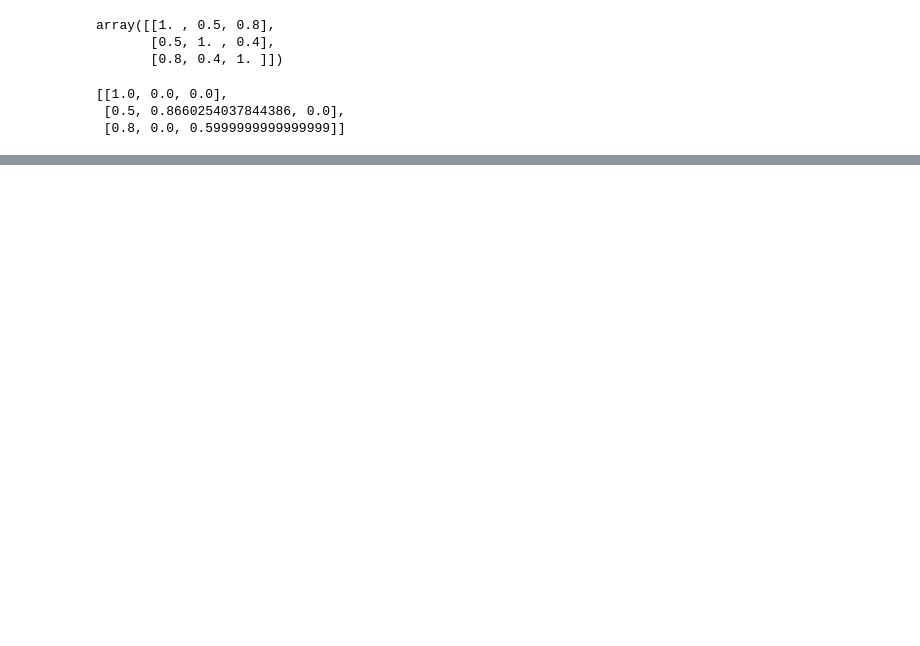
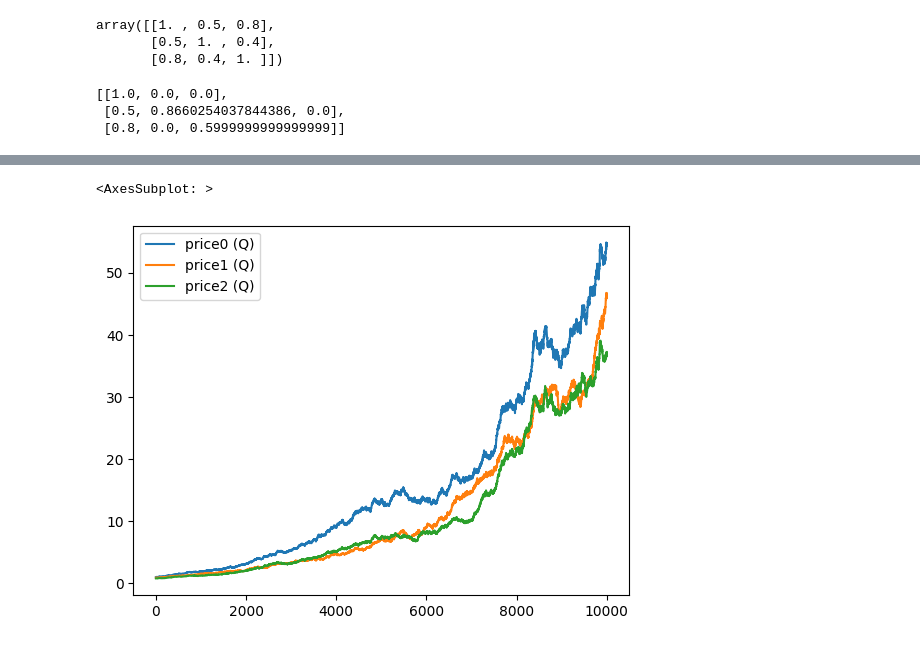
Before and after one commit to smolquants/ape-risk, a Jupyter notebook: notebook/multi_example.ipynb, the cells around one changed output, grey strips where cells are left out. Saved outputs shown, nothing was run; the diff lists cells and outputs as text; code cells hidden in the pictures; blank space fills up the shorter version.

```diff
--- a/notebook/multi_example.ipynb
+++ b/notebook/multi_example.ipynb
@@ -75,2 +77,5 @@ ax.get_figure().savefig('multi_example.png')
 # %%
 df.to_csv("../tests/helpers/multi_example.csv", index=False)
+# %%
+ex_rn = strat_rn.example()
+ex_rn
@@ -76,0 +96,3 @@ df.to_csv("../tests/helpers/multi_example.csv", index=False)
+# %%
+ex_rn = ex_rn.reshape(10000, 3)
+ex_rn
@@ -76,0 +107,2 @@ df.to_csv("../tests/helpers/multi_example.csv", index=False)
+# %%
+df_rn = pd.DataFrame(ex_rn, columns=['price0 (Q)', 'price1 (Q)', 'price2 (Q)'])
@@ -76,0 +125,5 @@ df.to_csv("../tests/helpers/multi_example.csv", index=False)
+# %%
+df_rn.plot()
+# %% [output]
+<AxesSubplot: >
+[figure, added]
```
Also changed, not shown: parts of 9 cells of this notebook, 6 other files.
